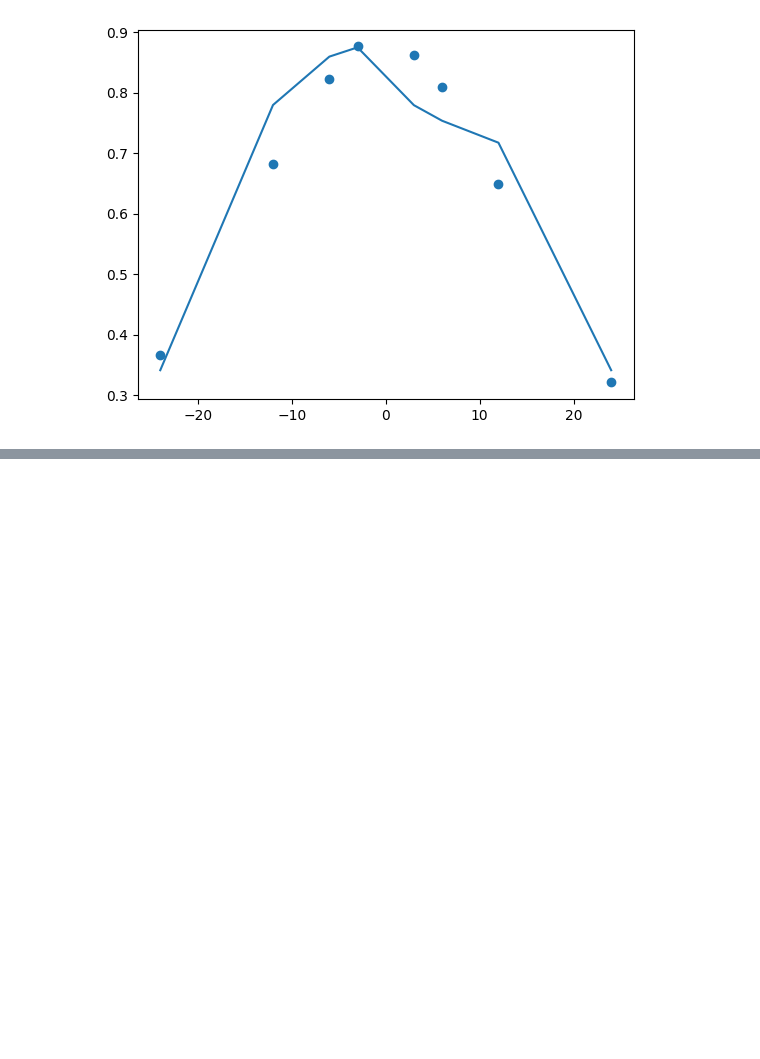
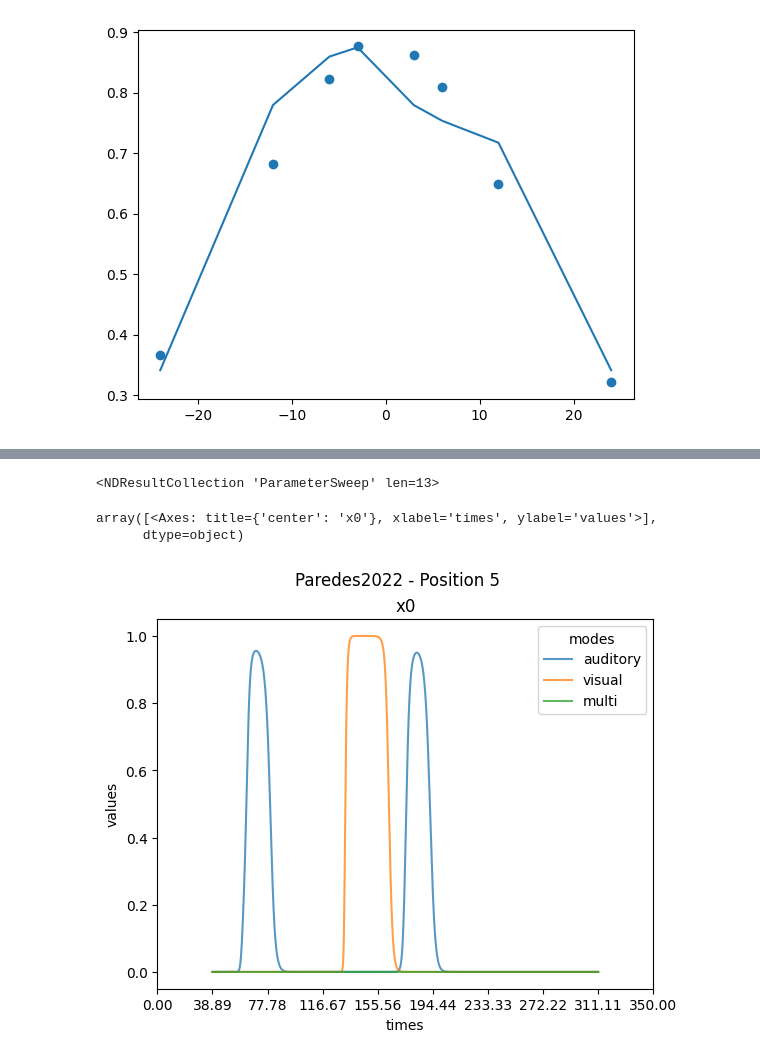
Before and after one commit to renatoparedes/NeuroMSI-Network, a Jupyter notebook: Fit.ipynb, the cells around one changed output, grey strips where cells are left out. Cells and saved outputs as stored; diff of their text form; code cells hidden in the pictures; blank space fills up the shorter version.

```diff
--- a/Fit.ipynb
+++ b/Fit.ipynb
@@ -907,0 +922,58 @@ plt.scatter(temporal_dis[6:-4], temporal_causes_data_short)
+# %%
+def explore_temporal_paredes2022_causes_job(a_tau, v_tau, m_tau, ff_weight, cm_weight):
+    model = model = Paredes2022(
+        neurons=10,
+        position_range=(0, 10),
+        position_res=1,
+        time_range=(0, 350),
+        tau=(a_tau, v_tau, m_tau),
+    )
+
+    v_onset = 110
+    sp = ParameterSweep(
+        model=model,
+        target="auditory_onset",
+        repeat=1,
+        n_jobs=1,
+        range=v_onset + temporal_dis[6:-4],
+    )
+
+    res = sp.run(
+        auditory_intensity=3,
+        visual_intensity=2.9,
+        feedforward_weight=ff_weight,
+        cross_modal_weight=cm_weight,
+        noise=False,
+        causes_kind="prob",
+        causes_dim="time",
+        auditory_soa=None,
+        visual_soa=None,
+        auditory_stim_n=1,
+        visual_stim_n=1,
+        auditory_duration=6,
+        visual_duration=6,
+        visual_onset=v_onset,
+        causes_peak_threshold=0.15,
+        feed_latency=24,
+    )
+
+    return res
+
+
+exp_res = explore_temporal_paredes2022_causes_job(
+    25,  # paredes2022_temporal_causes_fit_res[0],
+    25,  # paredes2022_temporal_causes_fit_res[1],
+    5,  # paredes2022_temporal_causes_fit_res[2],
+    0,  # paredes2022_temporal_causes_fit_res[3],
+    0.12,  # paredes2022_temporal_causes_fit_res[4],
+)
+
+exp_res
+# %% [output]
+<NDResultCollection 'ParameterSweep' len=13>
+# %%
+exp_res[0].plot.linet()
+# %% [output]
+array([<Axes: title={'center': 'x0'}, xlabel='times', ylabel='values'>],
+      dtype=object)
+[figure, added]
```
Also changed, not shown: parts of 5 cells of this notebook, 1 other file.
